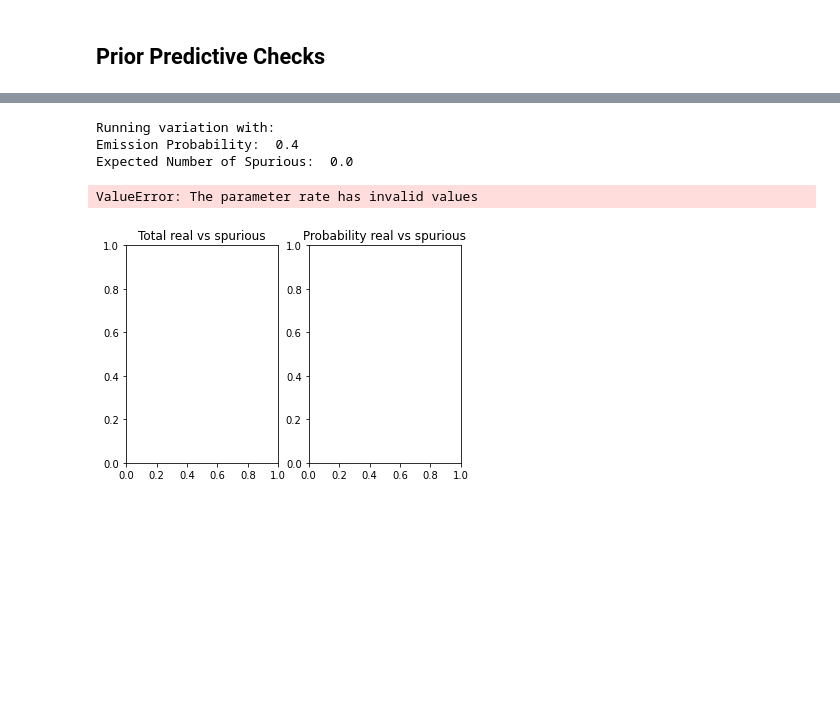
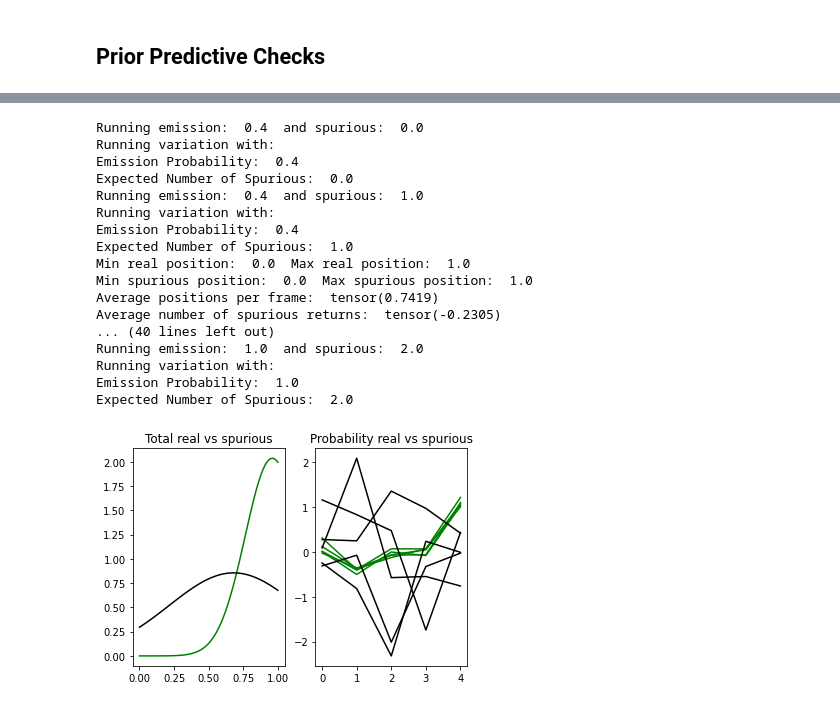
Before and after one commit to kstisser/ProbabilisticTracking, a Jupyter notebook: JupyterNotebooks/PriorChecks.ipynb, the cells around one changed output, grey strips where cells are left out. Saved outputs shown, nothing was run; the diff lists cells and outputs as text; code cells hidden in the pictures; blank space fills up the shorter version.

```diff
--- a/JupyterNotebooks/PriorChecks.ipynb
+++ b/JupyterNotebooks/PriorChecks.ipynb
@@ -354,13 +400,14 @@ def getStatsAndPlotPositions(allPositionsReal, allPositionsSpurious, ax, args):
+# %%
+
+def runPriorPredictiveChecks(args, ax, emissionColor, spuriousColor, label=False):
+    print("Running variation with: ")
+    print("Emission Probability: ", args.emission_prob)
+    print("Expected Number of Spurious: ", args.expected_num_spurious)
+    numReal, numRealStddev, numSpurious, numSpuriousStddev, allPositionsReal, allPositionsSpurious = getManySamples(args, 1)
+    getStatsAndPlotCount(numReal, numRealStddev, numSpurious, numSpuriousStddev, ax, args, emissionColor, spuriousColor, label)
+    getStatsAndPlotPositions(allPositionsReal, allPositionsSpurious, ax, args,  emissionColor, spuriousColor, label)
 # %%
-
-def runPriorPredictiveChecks(args, ax, emissionColor, spuriousColor):
-    print("Running variation with: ")
-    print("Emission Probability: ", args.emission_prob)
-    print("Expected Number of Spurious: ", args.expected_num_spurious)
-    numReal, numSpurious, allNormalizedReal, allNormalizedSpurious = getManySamples(args, 1000)
-    getStatsAndPlotCount(numReal, numSpurious, ax, args, emissionColor, spuriousColor)
-    getStatsAndPlotPositions(allNormalizedReal, allNormalizedSpurious, ax, args,  emissionColor, spuriousColor)
-
+#Run single prior predictive check
 argsObj = Args()
 args = argsObj.get_default_args()
 args.num_dimensions = 2
@@ -368,12 +415,12 @@ args.num_dimensions = 2
 #set up plotting
 fig, ax = plt.subplots(1,2)
 ax[0].set_title('Total real vs spurious')
-ax[1].set_title('Probability real vs spurious')
+ax[1].set_title('Positions real vs spurious')
 
 #run default arguments
-runPriorPredictiveChecks(args, ax, 1.0, 1.0)
-ax[0].legend(shadow=True, fancybox=True)
-ax[1].legend(shadow=True, fancybox=True)
+runPriorPredictiveChecks(args, ax, 'g', 'r')
+ax[0].legend(['Real', 'Spurious'], shadow=True, fancybox=True, ncol=2)
+#ax[1].legend(['Real', 'Spurious'], shadow=True, fancybox=True, ncol=2)
 plt.show()
 # %% [output]
 Running variation with:
@@ -400,37 +440,57 @@ ValueError: Shape mismatch inside plate('detections') at site is_real dim -2, 6
 emissionProbs = [0.4, 0.6, 0.8, 1.0]
 expectedSpurious = [0., 1., 2.]
 
-emissionColors = [0.25, 0.5, 0.75, 1.0]
-spuriousColors = [0.33, 0.66, 1.0]
+emissionColors = ['g', 'b', 'r', 'o']
+spuriousColors = ['k', 'c', 'y']
 
 #set up plotting
 fig, ax = plt.subplots(1,2)
 ax[0].set_title('Total real vs spurious')
 ax[1].set_title('Probability real vs spurious')
 
 #setting initial args, but we'll be overwriting two of them through the loop
 argsObj = Args()
 args = argsObj.get_default_args()
 args.num_dimensions = 2
 
+#runPriorPredictiveChecks(args, ax, emissionColors[3], spuriousColors[2])
+
 emCount = 0
 spCount = 0
 for em in emissionProbs:
     args.emission_prob = em
     emColor = emissionColors[emCount]
     for sp in expectedSpurious:
         spColor = spuriousColors[spCount]
         args.expected_num_spurious = sp
-        runPriorPredictiveChecks(args, ax, emColor, spColor)
+        try:
+            print("Running emission: ", em, " and spurious: ", sp)
+            runPriorPredictiveChecks(args, ax, emColor, spColor)
+        except:
+            #print("Didn't work for emission: ", em, " and spurious: ", sp)
+            continue
         spCount = spCount + 1
     emCount = emCount + 1
 
-ax[0].legend(shadow=True, fancybox=True)
-ax[1].legend(shadow=True, fancybox=True)
+#ax[0].legend(['Real', 'Spurious'], shadow=True, fancybox=True)
+#ax[1].legend(['Real', 'Spurious'], shadow=True, fancybox=True)
 plt.show()
 # %% [output]
+Running emission:  0.4  and spurious:  0.0
 Running variation with:
 Emission Probability:  0.4
 Expected Number of Spurious:  0.0
+Running emission:  0.4  and spurious:  1.0
+Running variation with:
+Emission Probability:  0.4
+Expected Number of Spurious:  1.0
+Min real position:  0.0  Max real position:  1.0
+Min spurious position:  0.0  Max spurious position:  1.0
+Average positions per frame:  tensor(0.7419)
+Average number of spurious returns:  tensor(-0.2305)
+... (40 lines left out)
+Running emission:  1.0  and spurious:  2.0
+Running variation with:
+Emission Probability:  1.0
+Expected Number of Spurious:  2.0
-ValueError: The parameter rate has invalid values
-[figure, old version]
+[figure, new version]
```
Also changed, not shown: parts of 14 cells of this notebook, 3 other files.
